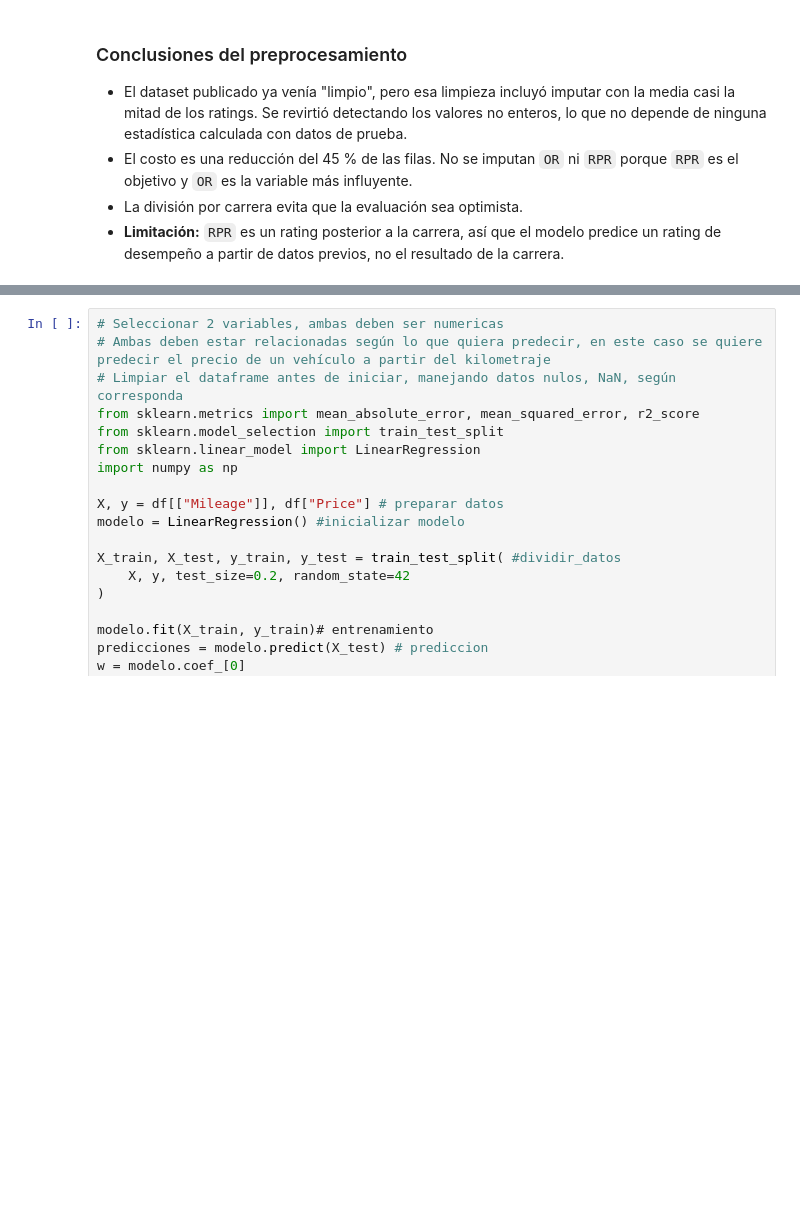
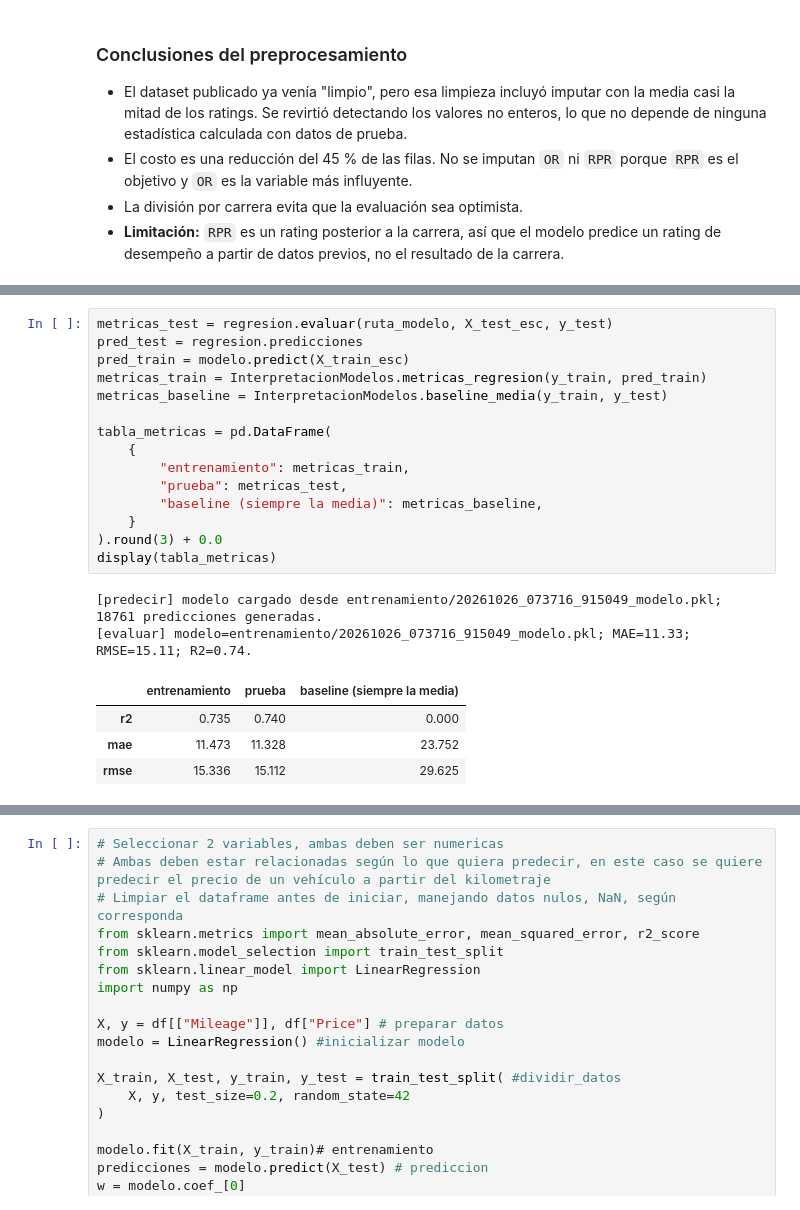
Before and after one commit to juanrenteria-ai/ML_2026_IUD, a Jupyter notebook: src/sincronicas/Semana_2SINC.ipynb, the cells around one changed output, grey strips where cells are left out. Cells and saved outputs as stored; diff of their text form; blank space fills up the shorter version.

```diff
--- a/src/sincronicas/Semana_2SINC.ipynb
+++ b/src/sincronicas/Semana_2SINC.ipynb
@@ -301,0 +395,22 @@ display(evidencia)
+# %%
+metricas_test = regresion.evaluar(ruta_modelo, X_test_esc, y_test)
+pred_test = regresion.predicciones
+pred_train = modelo.predict(X_train_esc)
+metricas_train = InterpretacionModelos.metricas_regresion(y_train, pred_train)
+metricas_baseline = InterpretacionModelos.baseline_media(y_train, y_test)
+
+tabla_metricas = pd.DataFrame(
+    {
+        "entrenamiento": metricas_train,
+        "prueba": metricas_test,
+        "baseline (siempre la media)": metricas_baseline,
+    }
+).round(3) + 0.0
+display(tabla_metricas)
+# %% [output]
+[predecir] modelo cargado desde entrenamiento/20261026_073716_915049_modelo.pkl; 18761 predicciones generadas.
+[evaluar] modelo=entrenamiento/20261026_073716_915049_modelo.pkl; MAE=11.33; RMSE=15.11; R2=0.74.
+|  | entrenamiento | prueba | baseline (siempre la media) |
+| r2 | 0.735 | 0.740 | 0.000 |
+| mae | 11.473 | 11.328 | 23.752 |
+| rmse | 15.336 | 15.112 | 29.625 |
```
Also changed, not shown: parts of 16 cells of this notebook, 5 other files.
